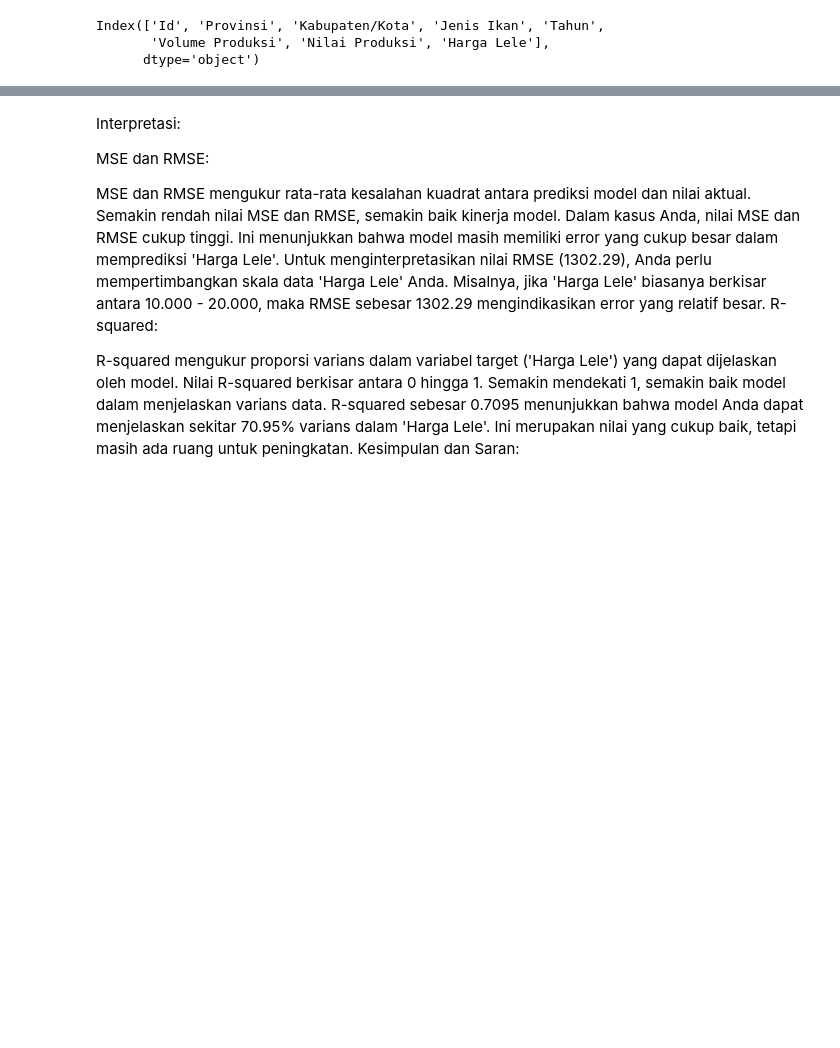
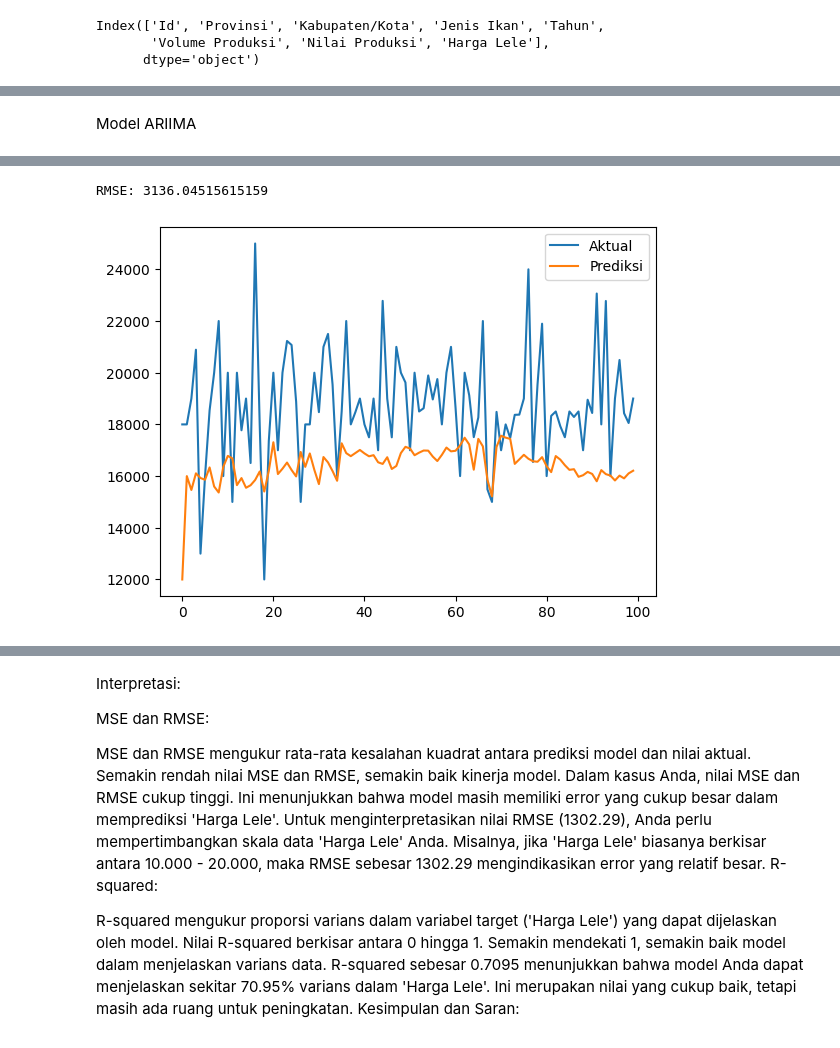
Before and after one commit to AryaPratamaPutra-10/Analys_Data_Lele, a Jupyter notebook: Analisis Lele Last.ipynb, the cells around one changed output, grey strips where cells are left out. Drawn from its saved outputs; the diff is of its cells as text; code cells hidden in the pictures; blank space fills up the shorter version.

```diff
--- a/Analisis Lele Last.ipynb
+++ b/Analisis Lele Last.ipynb
@@ -529,0 +630,77 @@ Requirement already satisfied: mdurl~=0.1 in /usr/local/lib/python3.10/dist-pack
+# %% [markdown]
+Model ARIIMA
+# %%
+!pip install pmdarima
+
+import pandas as pd
+from sklearn.preprocessing import MinMaxScaler
+from pmdarima import auto_arima
+# Import the ARIMA class from statsmodels
+from statsmodels.tsa.arima.model import ARIMA
+from sklearn.metrics import mean_squared_error
+import numpy as np
+
+# 1. Muat data Anda
+data = pd.read_csv('https://github.com/AryaPratamaPutra-10/Analys_Data_Lele/raw/75a3f74df5b05158dbf856cca04b977a20d67a47/Data_Lele_1.csv', sep=';')
+
+# 2. Praproses data
+# Pilih kolom 'Harga Lele' sebagai data time series
+# Perbaikan: Gubah 'Volume Prouksi' menjadi 'Volume Produksi'
+data_ts = data[['Tahun', 'Harga Lele', 'Provinsi', 'Kabupaten/Kota', 'Volume Produksi', 'Nilai Produksi']]
+data_ts = data_ts.set_index('Tahun')
+
+# --- Perubahan di sini ---
+# Pisahkan kolom numerik dan kategorikal
+numerical_cols = ['Harga Lele', 'Volume Produksi', 'Nilai Produksi']
+categorical_cols = ['Provinsi', 'Kabupaten/Kota']
+
+# Normalisasi hanya data numerik
+scaler = MinMaxScaler()
+data_scaled = scaler.fit_transform(data_ts[numerical_cols])
+
+# Gabungkan kembali data numerik yang sudah discaling dengan data kategorikal
+data_scaled = pd.DataFrame(data_scaled, columns=numerical_cols, index=data_ts.index)
+data_scaled = pd.concat([data_scaled, data_ts[categorical_cols]], axis=1)
+
+# 3. Bagi data menjadi data latih dan data uji
+train_data = data_scaled[:int(len(data_scaled)*0.8)]
+test_data = data_scaled[int(len(data_scaled)*0.8):]
+
+# 4. Tentukan order ARIMA secara otomatis menggunakan auto_arima
+model = auto_arima(train_data['Harga Lele'], seasonal=False, stepwise=True, # Only use 'Harga Lele'
+                   suppress_warnings=True, error_action="ignore",
+                   max_p=6, max_d=2, max_q=6, max_order=None, trace=True)
+
+
+# 5. Cetak order ARIMA terbaik
+print(model.order)
+
+# 6. Buat dan latih model ARIMA dengan order terbaik
+# Use the imported ARIMA class
+model = ARIMA(train_data['Harga Lele'], order=model.order)
+model_fit = model.fit()
+
+# 7. Lakukan prediksi pada data uji
+# predictions = model_fit.predict(start=len(train_data), end=len(data_scaled)-1)
+predictions = model_fit.predict(start=0, end=len(test_data)-1, typ='levels')
+
+# 8. Kembalikan hasil scaling ke skala asli
+# Buat DataFrame sementara dengan kolom yang sama seperti data numerik asli
+temp_df = pd.DataFrame(index=predictions.index, columns=numerical_cols)
+temp_df['Harga Lele'] = predictions  # Isi 'Harga Lele' dengan prediksi
+# Isi kolom lain dengan 0 (atau nilai yang wajar) agar sesuai dengan bentuk asli
+temp_df[['Volume Produksi', 'Nilai Produksi']] = 0
+
+predictions_inv = scaler.inverse_transform(temp_df)[:, 0]  # Ekstrak 'Harga Lele' setelah inverse transform
+
+# 9. Evaluasi model
+rmse = np.sqrt(mean_squared_error(test_data_inv, predictions_inv))
+print('RMSE:', rmse)
+
+# 10. Visualisasikan hasil (opsional)
+import matplotlib.pyplot as plt
+plt.plot(test_data_inv, label='Aktual')
+plt.plot(predictions_inv, label='Prediksi')
+plt.legend()
+plt.show()
+# %% [output]
@@ -529,0 +724,2 @@ Requirement already satisfied: mdurl~=0.1 in /usr/local/lib/python3.10/dist-pack
+RMSE: 3136.04515615159
+[figure, added]
```
Also changed, not shown: parts of 19 cells of this notebook.
